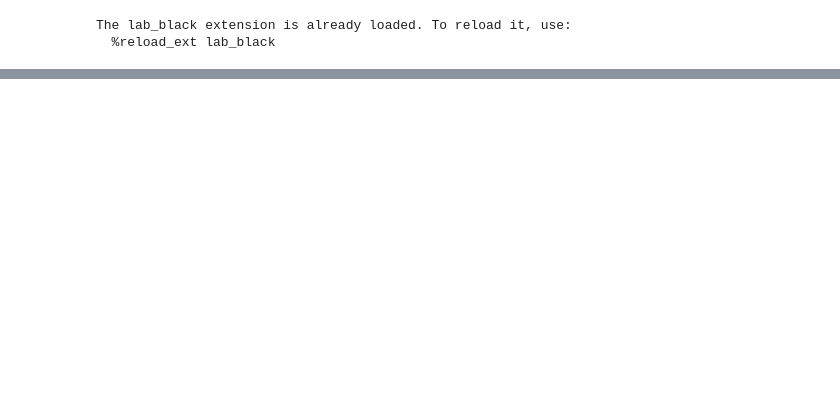
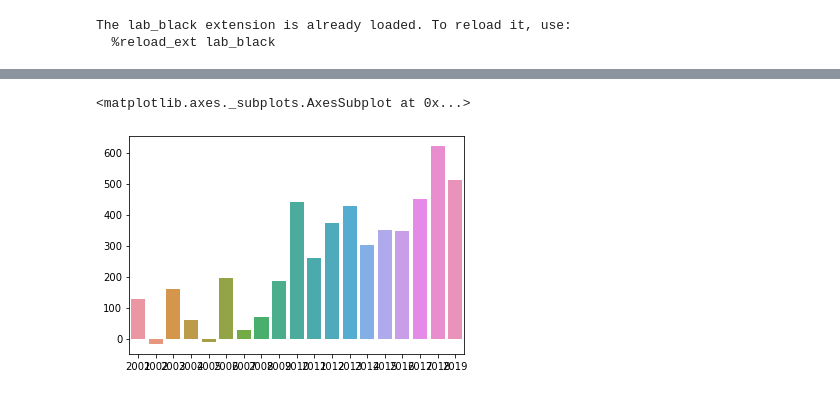
Before and after one commit to esquire900/hackaton-2020, a Jupyter notebook: waarnemingen/obs.org-match-evi.ipynb, the cells around one changed output, grey strips where cells are left out. Saved outputs shown, nothing was run; the diff lists cells and outputs as text; code cells hidden in the pictures; blank space fills up the shorter version.

```diff
--- a/waarnemingen/obs.org-match-evi.ipynb
+++ b/waarnemingen/obs.org-match-evi.ipynb
@@ -60,0 +76,6 @@ df_res.corr()
+# %%
+from statsmodels.formula.api import ols
+
+df_res["evi_sq"] = df_res.evi ** 2
+fit = ols("obs ~ evi + C(wijk) + C(year) ", data=df_res).fit()
+fit.summary()
@@ -60,0 +117,9 @@ df_res.corr()
+# %%
+coefs = pd.Series(fit.params)
+coefs_years = coefs[coefs.index.str.contains("year")]
+years = coefs_years.index
+years = [y.split(".")[1].replace("]", "") for y in years]
+sns.barplot(years, coefs_years.values)
+# %% [output]
+<matplotlib.axes._subplots.AxesSubplot at 0x...>
+[figure, added]
```
Also changed, not shown: parts of 15 cells of this notebook, 1 other file.
